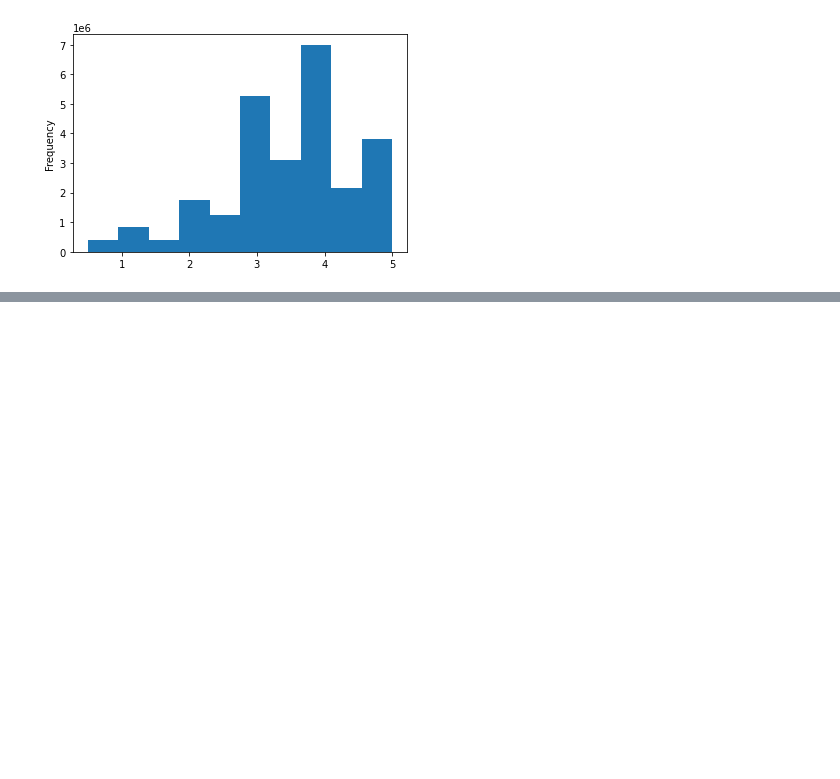
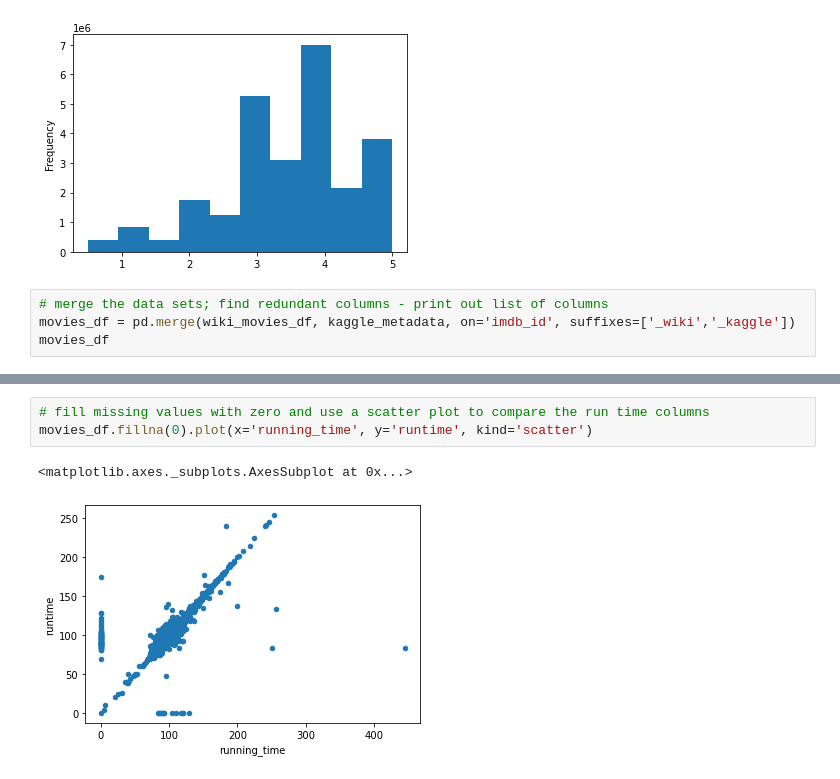
Before and after one commit to tarajarell/Movies_ETL, a Jupyter notebook: Movies_ETL_Module.ipynb, the cells around one changed output, grey strips where cells are left out. Drawn from its saved outputs; the diff is of its cells as text; blank space fills up the shorter version.

```diff
--- a/Movies_ETL_Module.ipynb
+++ b/Movies_ETL_Module.ipynb
@@ -706,3 +706,7 @@ min      5.000000e-01
 max      5.000000e+00
 Name: rating, dtype: float64
 [figure]
+# %%
+# merge the data sets; find redundant columns - print out list of columns
+movies_df = pd.merge(wiki_movies_df, kaggle_metadata, on='imdb_id', suffixes=['_wiki','_kaggle'])
+movies_df
@@ -708,0 +789,6 @@ Name: rating, dtype: float64
+# %%
+# fill missing values with zero and use a scatter plot to compare the run time columns
+movies_df.fillna(0).plot(x='running_time', y='runtime', kind='scatter')
+# %% [output]
+<matplotlib.axes._subplots.AxesSubplot at 0x...>
+[figure, added]
```
Also changed, not shown: parts of 28 cells of this notebook.
